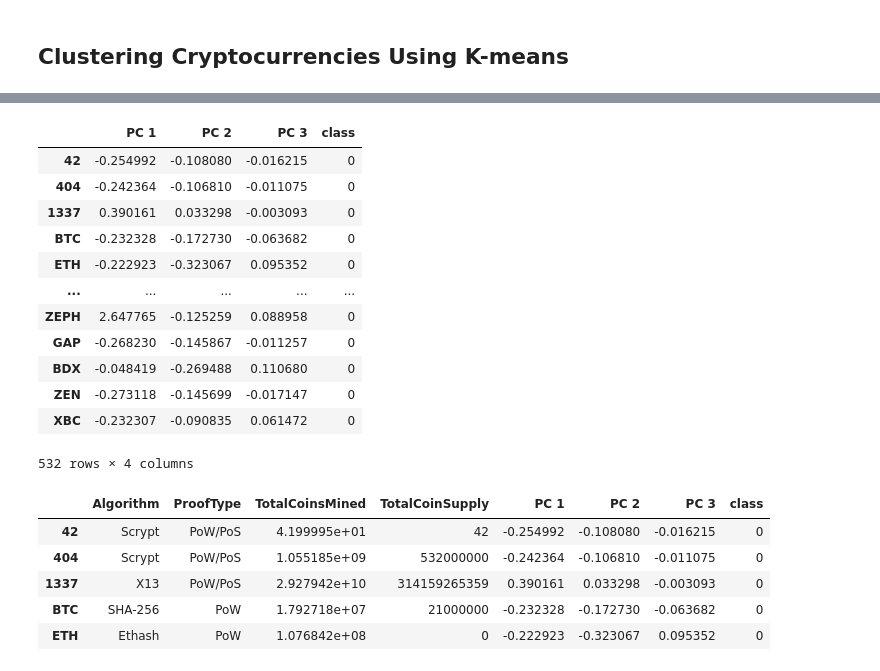
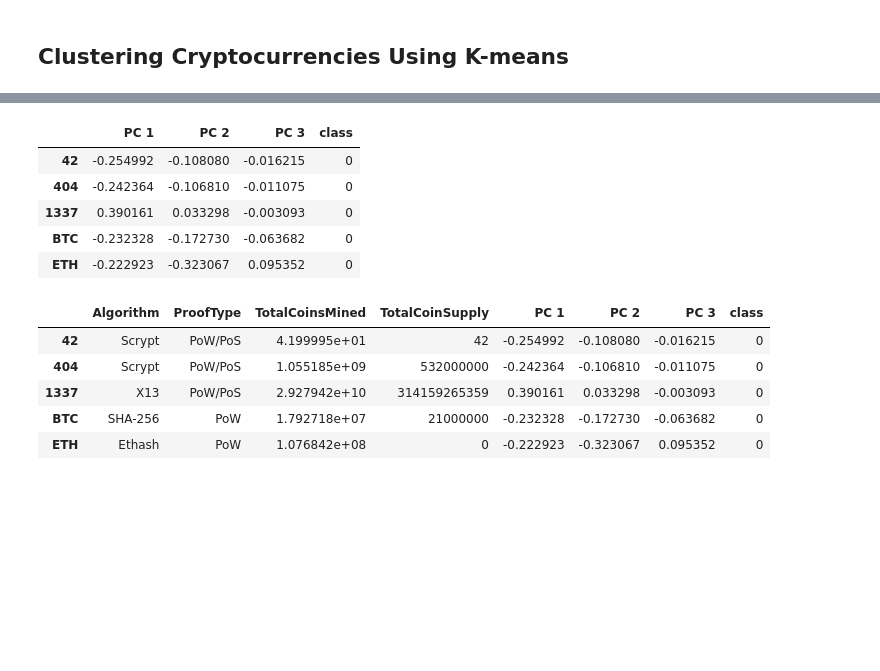
Before and after one commit to jugvirpabla/Cryptocurrencies, a Jupyter notebook: cryptocurrencies_challenge.ipynb, the cells around one changed output, grey strips where cells are left out. Drawn from its saved outputs; the diff is of its cells as text; code cells hidden in the pictures; blank space fills up the shorter version.

```diff
--- a/cryptocurrencies_challenge.ipynb
+++ b/cryptocurrencies_challenge.ipynb
@@ -191,30 +191,23 @@ df_elbow.hvplot.line(x="k", y="inertia", xticks=k, title="Elbow Curve")
 # %%
 # Initialize the K-means model
 model = KMeans(n_clusters=3, random_state=0)
 
 # Fit the model
 model.fit(pcs_df)
 
 # Predict clusters
 predictions = model.predict(pcs_df)
 
 # Add the predicted class columns
 pcs_df["class"] = model.labels_
-pcs_df
+pcs_df.head()
 # %% [output]
 |  | PC 1 | PC 2 | PC 3 | class |
 | 42 | -0.254992 | -0.108080 | -0.016215 | 0 |
 | 404 | -0.242364 | -0.106810 | -0.011075 | 0 |
 | 1337 | 0.390161 | 0.033298 | -0.003093 | 0 |
 | BTC | -0.232328 | -0.172730 | -0.063682 | 0 |
 | ETH | -0.222923 | -0.323067 | 0.095352 | 0 |
-| ... | ... | ... | ... | ... |
-| ZEPH | 2.647765 | -0.125259 | 0.088958 | 0 |
-| GAP | -0.268230 | -0.145867 | -0.011257 | 0 |
-| BDX | -0.048419 | -0.269488 | 0.110680 | 0 |
-| ZEN | -0.273118 | -0.145699 | -0.017147 | 0 |
-| XBC | -0.232307 | -0.090835 | 0.061472 | 0 |
-532 rows × 4 columns
 # %%
 # Create clustered DataFrame
 clustered_df = pd.merge(crypto_df, pcs_df, left_index=True, right_index=True)
```
